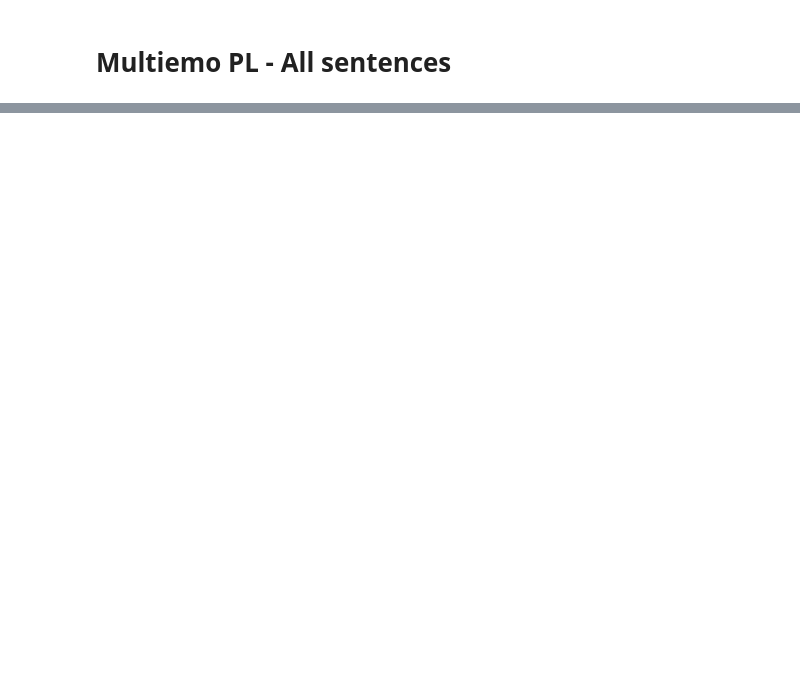
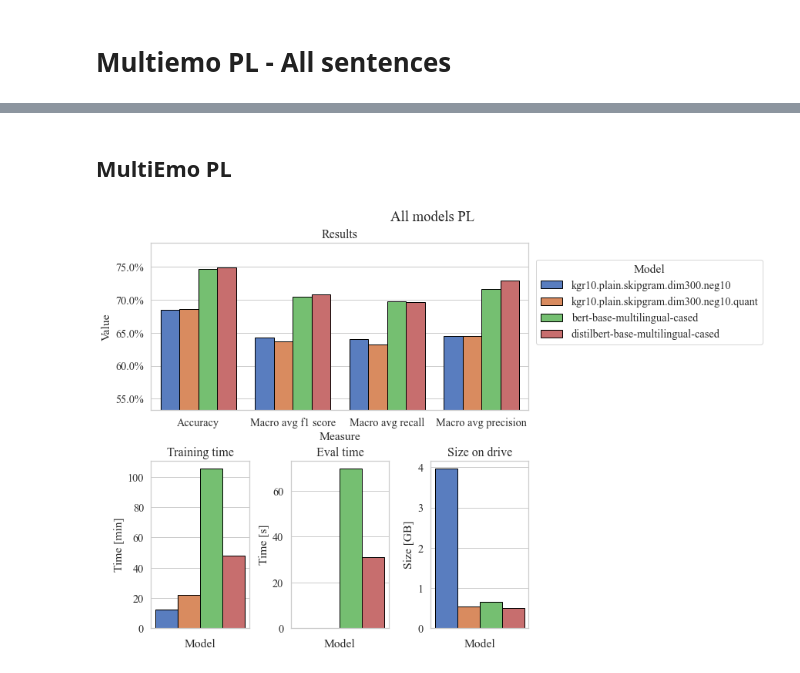
Before and after one commit to wojtek11530/DistilledVsNondistilled, a Jupyter notebook: notebooks/fasttext_results_analysis.ipynb, the cells around one changed output, grey strips where cells are left out. Cells and saved outputs as stored; diff of their text form; code cells hidden in the pictures; blank space fills up the shorter version.

```diff
--- a/notebooks/fasttext_results_analysis.ipynb
+++ b/notebooks/fasttext_results_analysis.ipynb
@@ -219,0 +240,20 @@ print_model_comparison(df, models[0], models[1])
+# %% [markdown]
+## MultiEmo PL
+# %%
+file_name = 'fasttext_results-multiemo_pl_all_sentence.csv'
+file_path = os.path.join(DATA_FOLDER, file_name)
+df_fast = load_results_df(file_path)
+
+file_name = 'results-multiemo_pl_all_sentence.csv'
+file_path = os.path.join(DATA_FOLDER, file_name)
+df_trans = load_results_df(file_path)
+
+df = pd.concat([df_fast, df_trans], ignore_index=True)
+df.model_name.values
+models = ['kgr10.plain.skipgram.dim300.neg10',
+       'kgr10.plain.skipgram.dim300.neg10.quant',
+       'bert-base-multilingual-cased',
+       'distilbert-base-multilingual-cased']
+visualize_models(df, models, suptitle='All models PL')
+# %% [output]
+[figure, added]
```
Also changed, not shown: parts of 5 cells of this notebook, 4 other files.
